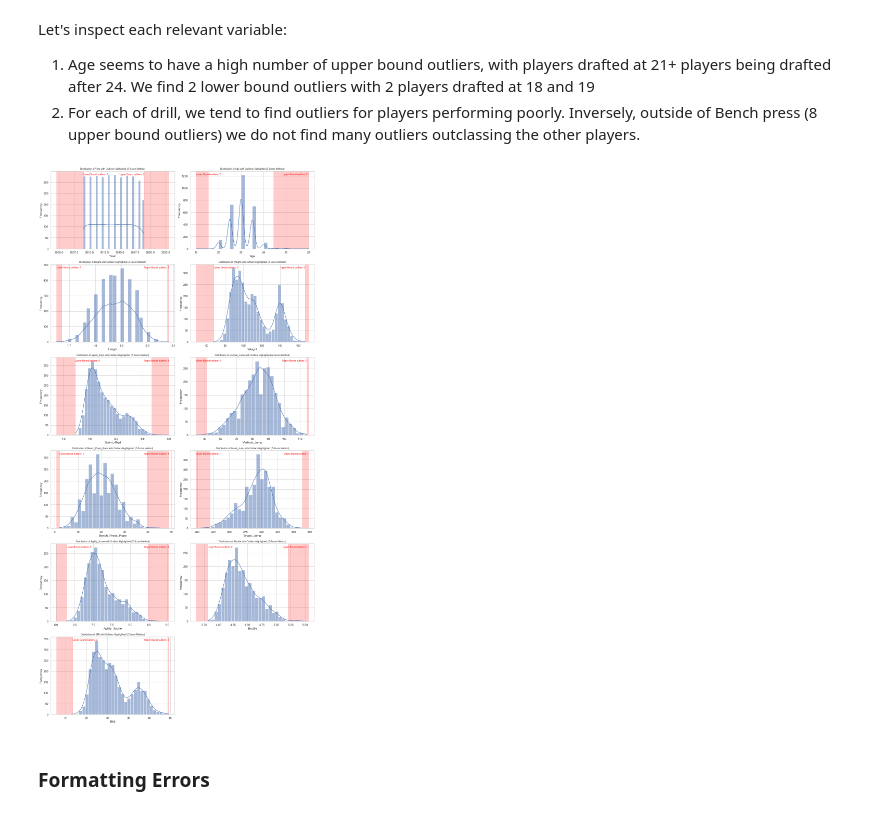
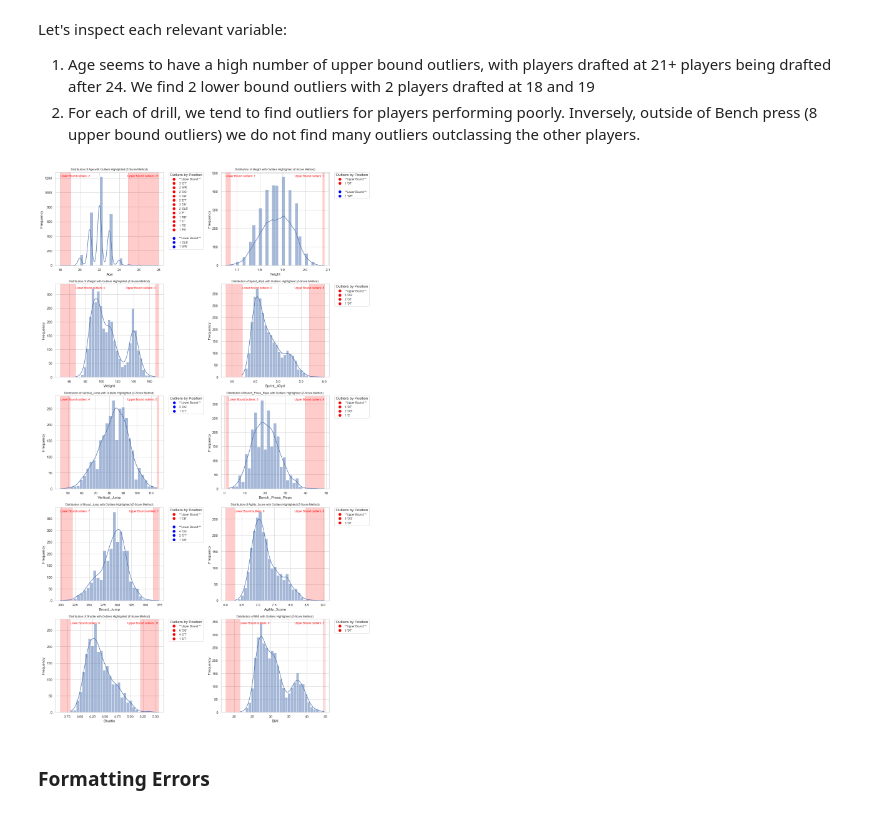
Before and after one commit to Gregcrooks75/NFL_analysis, a Jupyter notebook: NFL Project.ipynb, the cells around one changed output. Drawn from its saved outputs; the diff is of its cells as text; code cells hidden in the pictures.

```diff
--- a/NFL Project.ipynb
+++ b/NFL Project.ipynb
@@ -134,6 +132,7 @@ warnings.filterwarnings("ignore", category=FutureWarning, module="matplotlib.cbo
 
 # Select numerical columns, excluding 'Year'
 num_cols = df.select_dtypes(include='number').columns
+num_cols = num_cols[num_cols != 'Year']  # Exclude 'Year' column
 
 # Set up the figure for subplots
 n_cols = 2  # Number of columns for subplots
@@ -142,39 +141,63 @@ n_rows = len(num_cols) // n_cols + int(len(num_cols) % n_cols > 0)
 plt.figure(figsize=(15, 5 * n_rows))
 
 # Loop through each numerical variable and create a subplot
 for i, col in enumerate(num_cols):
     # Calculate the mean and standard deviation, ignoring NaN values
     mean = np.nanmean(df[col].to_numpy())  # Convert to numpy array
     std_dev = np.nanstd(df[col].to_numpy())  # Convert to numpy array
 
     # Calculate the lower and upper bound values based on z-scores of -3 and 3
     lower = mean - 3 * std_dev
     upper = mean + 3 * std_dev
 
-    # Count outliers
-    lower_outliers_count = (df[col] <= lower).sum()
-    upper_outliers_count = (df[col] >= upper).sum()
+    # Identify and count outliers by position
+    df['Upper_Bound_Outlier'] = df[col] >= upper
+    df['Lower_Bound_Outlier'] = df[col] <= lower
+
+    upper_outliers_count = df[df['Upper_Bound_Outlier']]['Position'].value_counts()
+    lower_outliers_count = df[df['Lower_Bound_Outlier']]['Position'].value_counts()
 
     # Create subplot
     ax = plt.subplot(n_rows, n_cols, i + 1)
     sns.histplot(df[col].dropna(), kde=True, ax=ax, bins=30)  # Drop NaN values for plotting
 
     # Highlighting the outliers
     ax.axvspan(xmin=df[col].min(), xmax=lower, alpha=0.2, color='red')
     ax.axvspan(xmin=upper, xmax=df[col].max(), alpha=0.2, color='red')
 
     # Adding text annotations for outlier counts
-    ax.text(df[col].min(), ax.get_ylim()[1] * 0.95, f'Lower Bound outliers: {lower_outliers_count}', color='red', fontsize=9)
-    ax.text(df[col].max(), ax.get_ylim()[1] * 0.95, f'Upper Bound outliers: {upper_outliers_count}', color='red', fontsize=9, horizontalalignment='right')
+    ax.text(df[col].min(), ax.get_ylim()[1] * 0.95, f'Lower Bound outliers: {lower_outliers_count.sum()}', color='red', fontsize=9)
+    ax.text(df[col].max(), ax.get_ylim()[1] * 0.95, f'Upper Bound outliers: {upper_outliers_count.sum()}', color='red', fontsize=9, horizontalalignment='right')
 
     ax.set_xlabel(col)
     ax.set_ylabel('Frequency')
     ax.set_title(f'Distribution of {col} with Outliers Highlighted (Z-Score Method)', fontsize=9)
 
+    # Create custom legends for this graph
+    legend_labels = []
+    legend_patches = []
+
+    if not upper_outliers_count.empty:
+        upper_legend_labels = ['**Upper Bound:**'] + [f"{count} '{pos}'" for pos, count in upper_outliers_count.items()]
+        legend_labels.extend(upper_legend_labels)
+        legend_patches.extend([plt.Line2D([0], [0], marker='o', color='w', label=label, markersize=10, markerfacecolor='red') for label in upper_legend_labels])
+
+    if not lower_outliers_count.empty:
+        if not upper_outliers_count.empty:
+            legend_labels.append('')  # To ensure space between different legend sections if needed
+            legend_patches.append(plt.Line2D([0], [0], color='w'))
+
+        lower_legend_labels = ['**Lower Bound:**'] + [f"{count} '{pos}'" for pos, count in lower_outliers_count.items()]
+        legend_labels.extend(lower_legend_labels)
+        legend_patches.extend([plt.Line2D([0], [0], marker='o', color='w', label=label, markersize=10, markerfacecolor='blue') for label in lower_legend_labels])
+
+    if legend_labels:  # Only create a legend if there are labels to show
+        ax.legend(handles=legend_patches, title='Outliers by Position', bbox_to_anchor=(1.05, 1), loc='upper left', borderaxespad=0., fontsize=9)
+
 plt.tight_layout()
 plt.show()
 # %% [output]
-[figure, old version]
+[figure, new version]
 # %% [markdown]
 ### Formatting Errors
 # %% [markdown]
```
Also changed, not shown: parts of 44 cells of this notebook.
